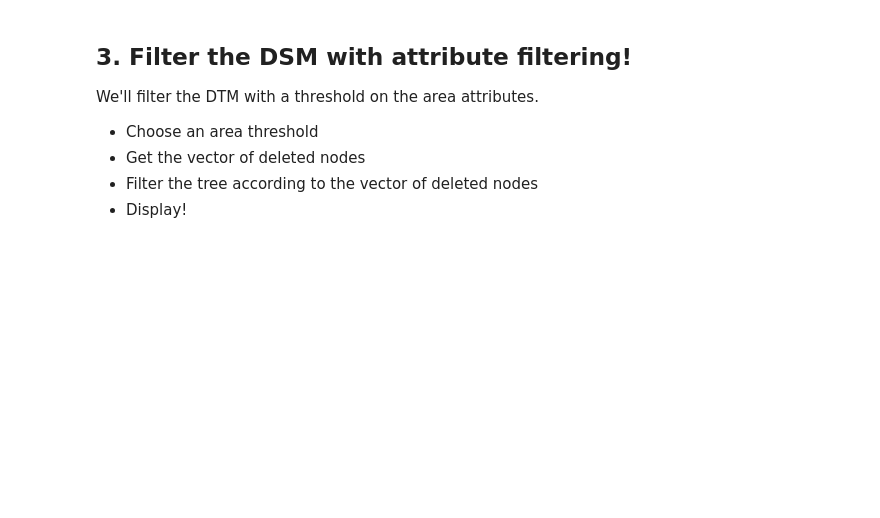
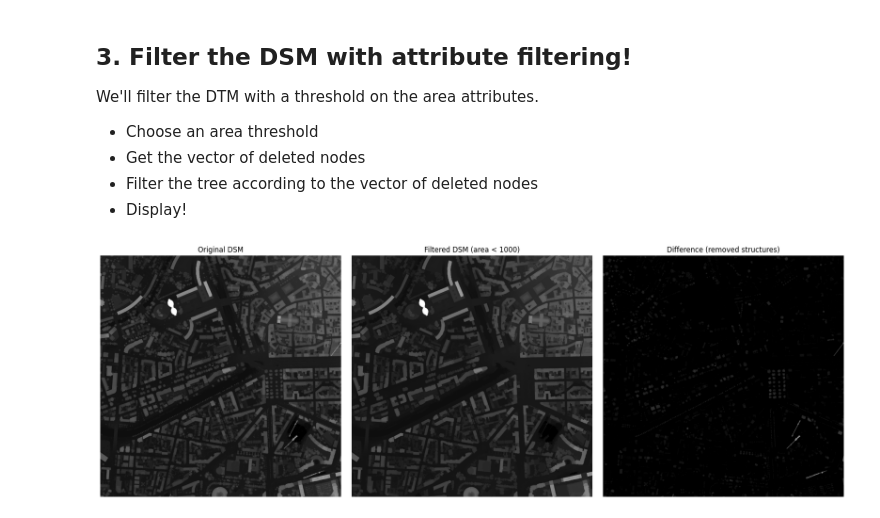
Before and after one commit to kshitijrajsharma/ersip-sprint, a Jupyter notebook: sprints/1/3 - Max-tree and attribute filtering.ipynb, the cells around one changed output. Cells and saved outputs as stored; diff of their text form; code cells hidden in the pictures; blank space fills up the shorter version.

```diff
--- a/sprints/1/3 - Max-tree and attribute filtering.ipynb
+++ b/sprints/1/3 - Max-tree and attribute filtering.ipynb
@@ -19,0 +21,5 @@ dsm = None # Your turn!
+# %%
+tile_path = Path('data/dsm_vox_50cm_tile_-12_0.tif')
+dsm = rio.open(tile_path).read(1)
+print(f"DSM shape: {dsm.shape}")
+print(f"DSM dtype: {dsm.dtype}")
@@ -26,0 +33,3 @@ dsm = None # Your turn!
+# %%
+max_tree = sap.MaxTree(dsm)
+print(f"Number of nodes in max-tree: {max_tree.num_nodes()}")
@@ -34,0 +44,7 @@ dsm = None # Your turn!
+# %%
+area = max_tree.get_attribute('area')
+compactness = max_tree.get_attribute('compactness')
+print(f"Area attribute size: {len(area)}")
+print(f"Compactness attribute size: {len(compactness)}")
+print(f"The attribute vectors have the same size as the number of nodes: {max_tree.num_nodes()}")
+print(f"Each node in the tree has corresponding attribute values.")
@@ -45,0 +65,23 @@ We'll filter the DTM with a threshold on the area attributes.
+# %%
+area_threshold = 1000
+deleted_nodes = area < area_threshold
+filtered_dsm = max_tree.reconstruct(deleted_nodes)
+
+fig, axes = plt.subplots(1, 3, figsize=(18, 6))
+
+axes[0].imshow(dsm, cmap='gray')
+axes[0].set_title('Original DSM')
+axes[0].axis('off')
+
+axes[1].imshow(filtered_dsm, cmap='gray')
+axes[1].set_title(f'Filtered DSM (area < {area_threshold})')
+axes[1].axis('off')
+
+axes[2].imshow(dsm - filtered_dsm, cmap='gray')
+axes[2].set_title('Difference (removed structures)')
+axes[2].axis('off')
+
+plt.tight_layout()
+plt.show()
+# %% [output]
+[figure, added]
```
Also changed, not shown: parts of 8 cells of this notebook, 18 other files.
